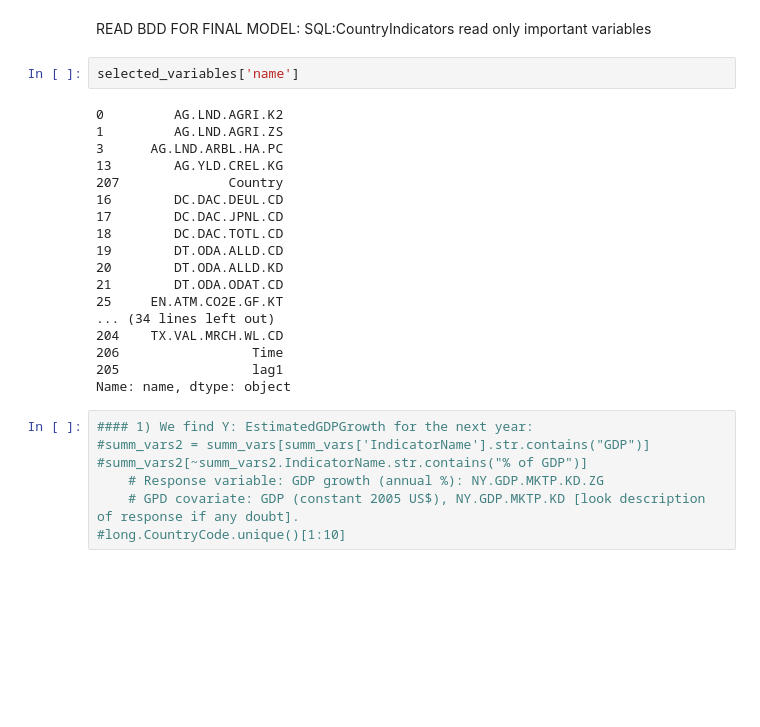
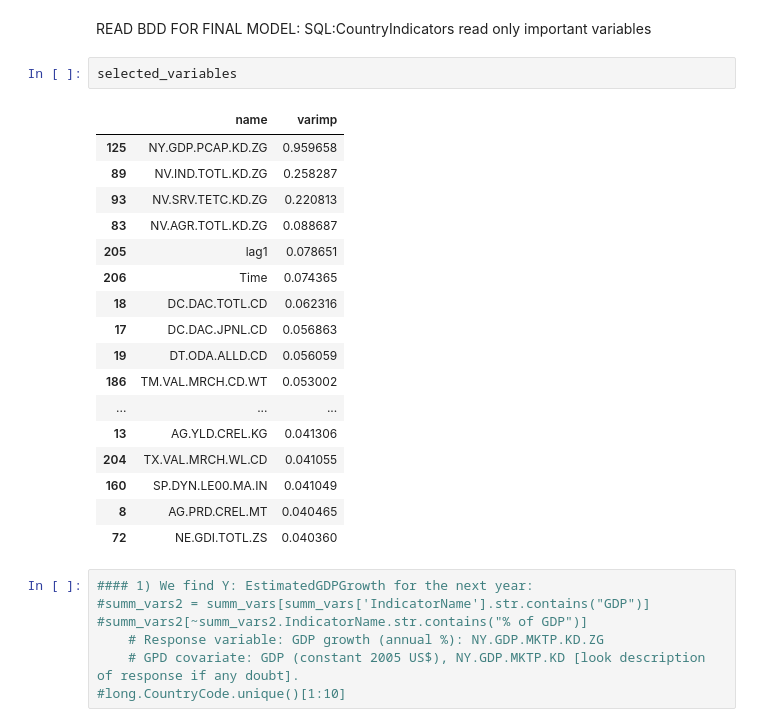
Before and after one commit to brantrigo/GDP-Growth, a Jupyter notebook: analysis/dbCreation_FeatureAnalysis.ipynb, the cells around one changed output. Drawn from its saved outputs; the diff is of its cells as text; blank space fills up the shorter version.

```diff
--- a/analysis/dbCreation_FeatureAnalysis.ipynb
+++ b/analysis/dbCreation_FeatureAnalysis.ipynb
@@ -229,25 +229,25 @@ selected_variables
 # %% [markdown]
 READ BDD FOR FINAL MODEL: SQL:CountryIndicators read only important variables
 # %%
-selected_variables['name']
+selected_variables
 # %% [output]
-0         AG.LND.AGRI.K2
-1         AG.LND.AGRI.ZS
-3      AG.LND.ARBL.HA.PC
-13        AG.YLD.CREL.KG
-207              Country
-16        DC.DAC.DEUL.CD
-17        DC.DAC.JPNL.CD
-18        DC.DAC.TOTL.CD
-19        DT.ODA.ALLD.CD
-20        DT.ODA.ALLD.KD
-21        DT.ODA.ODAT.CD
-25     EN.ATM.CO2E.GF.KT
-... (34 lines left out)
-204    TX.VAL.MRCH.WL.CD
-206                 Time
-205                 lag1
-Name: name, dtype: object
+|  | name | varimp |
+| 125 | NY.GDP.PCAP.KD.ZG | 0.959658 |
+| 89 | NV.IND.TOTL.KD.ZG | 0.258287 |
+| 93 | NV.SRV.TETC.KD.ZG | 0.220813 |
+| 83 | NV.AGR.TOTL.KD.ZG | 0.088687 |
+| 205 | lag1 | 0.078651 |
+| 206 | Time | 0.074365 |
+| 18 | DC.DAC.TOTL.CD | 0.062316 |
+| 17 | DC.DAC.JPNL.CD | 0.056863 |
+| 19 | DT.ODA.ALLD.CD | 0.056059 |
+| 186 | TM.VAL.MRCH.CD.WT | 0.053002 |
+| ... | ... | ... |
+| 13 | AG.YLD.CREL.KG | 0.041306 |
+| 204 | TX.VAL.MRCH.WL.CD | 0.041055 |
+| 160 | SP.DYN.LE00.MA.IN | 0.041049 |
+| 8 | AG.PRD.CREL.MT | 0.040465 |
+| 72 | NE.GDI.TOTL.ZS | 0.040360 |
 # %%
 #### 1) We find Y: EstimatedGDPGrowth for the next year:
 #summ_vars2 = summ_vars[summ_vars['IndicatorName'].str.contains("GDP")]
```
Also changed, not shown: 1 other file.
